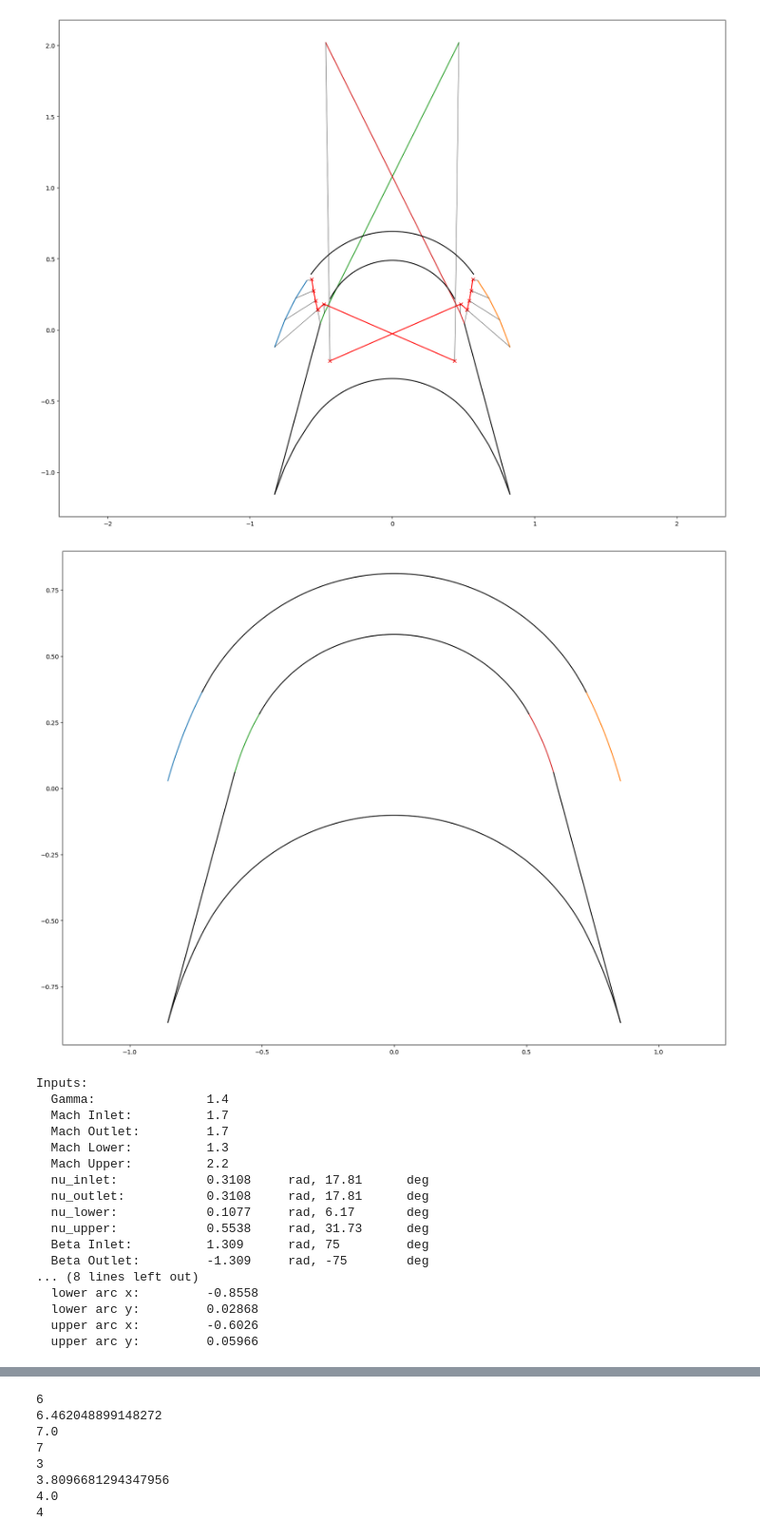
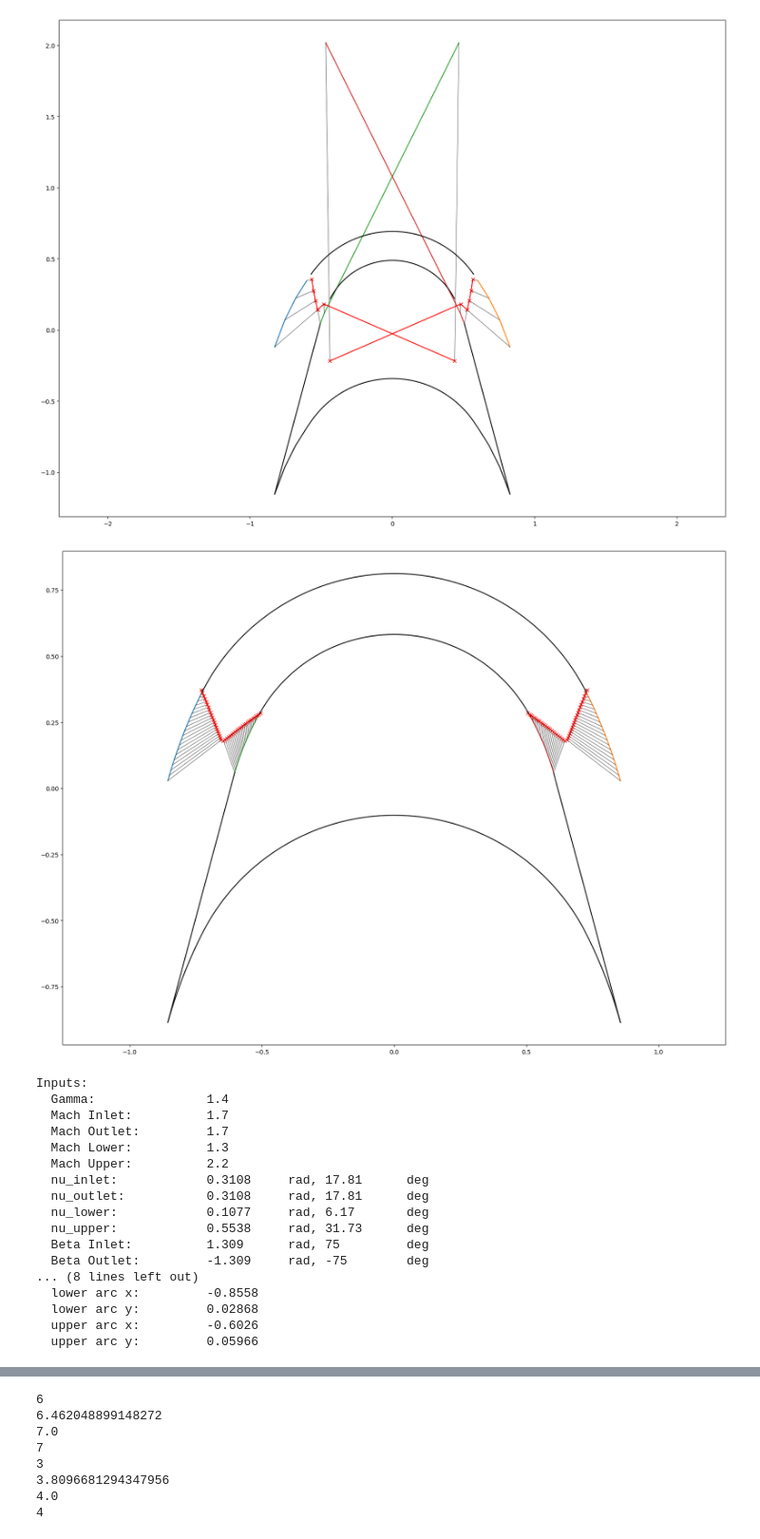
Before and after one commit to LpHiX/FYPTurbine, a Jupyter notebook: turbinemoc.ipynb, the cells around one changed output, grey strips where cells are left out. Shown at 95% size. Drawn from its saved outputs; the diff is of its cells as text; code cells hidden in the pictures.

```diff
--- a/turbinemoc.ipynb
+++ b/turbinemoc.ipynb
@@ -337,17 +337,17 @@ plt.plot(np.array(x_upper_flow), y_upper_flow, '-')
 # Right upper transition
 plt.plot(-np.array(x_upper_flow), y_upper_flow, '-')
 
-# plt.plot(x_lower_flow_k, y_lower_flow_k, 'x-', color='red')
-# plt.plot(-np.array(x_lower_flow_k), y_lower_flow_k, 'x-', color='red')
-# plt.plot(np.array(x_upper_flow_k), y_upper_flow_k, 'x-', color='red')
-# plt.plot(-np.array(x_upper_flow_k), y_upper_flow_k, 'x-', color='red')
+plt.plot(x_lower_flow_k, y_lower_flow_k, 'x-', color='red')
+plt.plot(-np.array(x_lower_flow_k), y_lower_flow_k, 'x-', color='red')
+plt.plot(np.array(x_upper_flow_k), y_upper_flow_k, 'x-', color='red')
+plt.plot(-np.array(x_upper_flow_k), y_upper_flow_k, 'x-', color='red')
 
-# for i in range(int(np.ceil((nu_inlet - nu_lower)/dv)), 0, -1):
-#     plt.plot([x_lower_flow[i-1], x_lower_flow_k[i-1]], [y_lower_flow[i-1], y_lower_flow_k[i-1]], 'k-', linewidth=0.5)
-#     plt.plot([-x_lower_flow[i-1], -x_lower_flow_k[i-1]], [y_lower_flow[i-1], y_lower_flow_k[i-1]], 'k-', linewidth=0.5)
-# for i in range(int(np.ceil((nu_upper - nu_inlet)/dv)), 0, -1):
-#     plt.plot([x_upper_flow[i-1], x_upper_flow_k[i-1]], [y_upper_flow[i-1], y_upper_flow_k[i-1]], 'k-', linewidth=0.5)
-#     plt.plot([-x_upper_flow[i-1], -x_upper_flow_k[i-1]], [y_upper_flow[i-1], y_upper_flow_k[i-1]], 'k-', linewidth=0.5)
+for i in range(int(np.ceil((nu_inlet - nu_lower)/dv)), 0, -1):
+    plt.plot([x_lower_flow[i-1], x_lower_flow_k[i-1]], [y_lower_flow[i-1], y_lower_flow_k[i-1]], 'k-', linewidth=0.5)
+    plt.plot([-x_lower_flow[i-1], -x_lower_flow_k[i-1]], [y_lower_flow[i-1], y_lower_flow_k[i-1]], 'k-', linewidth=0.5)
+for i in range(int(np.ceil((nu_upper - nu_inlet)/dv)), 0, -1):
+    plt.plot([x_upper_flow[i-1], x_upper_flow_k[i-1]], [y_upper_flow[i-1], y_upper_flow_k[i-1]], 'k-', linewidth=0.5)
+    plt.plot([-x_upper_flow[i-1], -x_upper_flow_k[i-1]], [y_upper_flow[i-1], y_upper_flow_k[i-1]], 'k-', linewidth=0.5)
 plt.axis('equal')
 
 Rl = 1 / Mstar(Mach_lower)
@@ -363,27 +363,27 @@ plt.plot(np.concatenate([np.flip(np.array(x_lower_flow)), Rl * np.cos(np.linspac
 
 plt.show()
 
-# # Plotting the results
-# plt.figure(figsize=(20, 15))
-# plt.plot(xn_lower_flow, yn_lower_flow, '-')
-# plt.plot(xn_upper_flow, yn_upper_flow, '-')
+# Plotting the results
+plt.figure(figsize=(20, 15))
+plt.plot(xn_lower_flow, yn_lower_flow, '-')
+plt.plot(xn_upper_flow, yn_upper_flow, '-')
 
-# plt.plot(xn_lower_flow_k, yn_lower_flow_k, '-', color='red')
-# plt.plot(xn_upper_flow_k, yn_upper_flow_k, '-', color='red')
+plt.plot(xn_lower_flow_k, yn_lower_flow_k, '-', color='red')
+plt.plot(xn_upper_flow_k, yn_upper_flow_k, '-', color='red')
 
-# for i in range(int(np.ceil((nu_inlet - nu_lower)/dv)), 0, -1):
-#     plt.plot([xn_lower_flow[i-1], xn_lower_flow_k[i-1]], [yn_lower_flow[i-1], yn_lower_flow_k[i-1]], 'k-', linewidth=0.5)
-# for i in range(int(np.ceil((nu_upper - nu_inlet)/dv)), 0, -1):
-#     plt.plot([xn_upper_flow[i-1], xn_upper_flow_k[i-1]], [yn_upper_flow[i-1], yn_upper_flow_k[i-1]], 'k-', linewidth=0.5)
-# plt.axis('equal')
+for i in range(int(np.ceil((nu_inlet - nu_lower)/dv)), 0, -1):
+    plt.plot([xn_lower_flow[i-1], xn_lower_flow_k[i-1]], [yn_lower_flow[i-1], yn_lower_flow_k[i-1]], 'k-', linewidth=0.5)
+for i in range(int(np.ceil((nu_upper - nu_inlet)/dv)), 0, -1):
+    plt.plot([xn_upper_flow[i-1], xn_upper_flow_k[i-1]], [yn_upper_flow[i-1], yn_upper_flow_k[i-1]], 'k-', linewidth=0.5)
+plt.axis('equal')
 
-# Rl = 1 / Mstar(Mach_lower)
-# Ru = 1 / Mstar(Mach_upper)
+Rl = 1 / Mstar(Mach_lower)
+Ru = 1 / Mstar(Mach_upper)
 
-# # plt.plot(Rl * np.cos(np.linspace(np.pi/2 - alpha_lower_inlet, np.pi/2 + alpha_lower_inlet, 100)), Rl * np.sin(np.linspace(np.pi/2 - alpha_lower_inlet, np.pi/2 + alpha_lower_inlet, 100)), 'k-')
-# # plt.plot(Ru * np.cos(np.linspace(np.pi/2 - alpha_upper_inlet, np.pi/2 + alpha_upper_inlet, 100)), Ru * np.sin(np.linspace(np.pi/2 - alpha_upper_inlet, np.pi/2 + alpha_upper_inlet, 100)), 'k-')
-# plt.plot([xn_upper_flow[-1], xn_lower_flow[-1]], [yn_upper_flow[-1], yn_upper_flow[-1] + (xn_lower_flow[-1] - xn_upper_flow[-1]) * np.tan(beta_inlet-alpha_upper_inlet)], 'k-')
-# plt.plot([xn_upper_flow[-1], xn_lower_flow[-1]], [yn_upper_flow[-1], yn_upper_flow[-1] + (xn_lower_flow[-1] - xn_upper_flow[-1]) * np.tan(beta_inlet-alpha_upper_inlet)], 'k-')
+plt.plot(Rl * np.cos(np.linspace(np.pi/2 - alpha_lower_inlet, np.pi/2 + alpha_lower_inlet, 100)), Rl * np.sin(np.linspace(np.pi/2 - alpha_lower_inlet, np.pi/2 + alpha_lower_inlet, 100)), 'k-')
+plt.plot(Ru * np.cos(np.linspace(np.pi/2 - alpha_upper_inlet, np.pi/2 + alpha_upper_inlet, 100)), Ru * np.sin(np.linspace(np.pi/2 - alpha_upper_inlet, np.pi/2 + alpha_upper_inlet, 100)), 'k-')
+plt.plot([xn_upper_flow[-1], xn_lower_flow[-1]], [yn_upper_flow[-1], yn_upper_flow[-1] + (xn_lower_flow[-1] - xn_upper_flow[-1]) * np.tan(beta_inlet-alpha_upper_inlet)], 'k-')
+plt.plot([xn_upper_flow[-1], xn_lower_flow[-1]], [yn_upper_flow[-1], yn_upper_flow[-1] + (xn_lower_flow[-1] - xn_upper_flow[-1]) * np.tan(beta_inlet-alpha_upper_inlet)], 'k-')
 
 
 # plt.show()
@@ -392,34 +392,34 @@ print(f"Inputs:")
 print(f"  {'Gamma:':<20} {gamma:<10.4g}")
 print(f"  {'Mach Inlet:':<20} {Mach_inlet:<10.4g}")
 print(f"  {'Mach Outlet:':<20} {Mach_outlet:<10.4g}")
 print(f"  {'Mach Lower:':<20} {Mach_lower:<10.4g}")
 print(f"  {'Mach Upper:':<20} {Mach_upper:<10.4g}")
 print(f"  {'nu_inlet:':<20} {nu_inlet:<10.4g} rad, {np.rad2deg(nu_inlet):<10.4g} deg")
 print(f"  {'nu_outlet:':<20} {nu_outlet:<10.4g} rad, {np.rad2deg(nu_outlet):<10.4g} deg")
 print(f"  {'nu_lower:':<20} {nu_lower:<10.4g} rad, {np.rad2deg(nu_lower):<10.4g} deg")
 print(f"  {'nu_upper:':<20} {nu_upper:<10.4g} rad, {np.rad2deg(nu_upper):<10.4g} deg")
 print(f"  {'Beta Inlet:':<20} {beta_inlet:<10.4g} rad, {np.rad2deg(beta_inlet):<10.4g} deg")
 print(f"  {'Beta Outlet:':<20} {beta_outlet:<10.4g} rad, {np.rad2deg(beta_outlet):<10.4g} deg")
 print(f"  {'Alpha Lower Inlet:':<20} {alpha_lower_inlet:<10.4g} rad, {np.rad2deg(alpha_lower_inlet):<10.4g} deg")
 print(f"  {'Alpha Lower Outlet:':<20} {alpha_lower_outlet:<10.4g} rad, {np.rad2deg(alpha_lower_outlet):<10.4g} deg")
 print(f"  {'Alpha Upper Inlet:':<20} {alpha_upper_inlet:<10.4g} rad, {np.rad2deg(alpha_upper_inlet):<10.4g} deg")
 print(f"  {'Alpha Upper Outlet:':<20} {alpha_upper_outlet:<10.4g} rad, {np.rad2deg(alpha_upper_outlet):<10.4g} deg")
 print(f"Results:")
 print(f"  {'R_lower:':<20} {Rl:<10.4g}")
 print(f"  {'R_upper:':<20} {Ru:<10.4g}")
 print(f"  {'chord:':<20} {(-2 * x_lower_flow[-1]):<10.4g}")
 print(f"  {'lower arc x:':<20} {x_lower_flow[-1]:<10.4g} ")
 print(f"  {'lower arc y:':<20} {y_lower_flow[-1]:<10.4g} ")
 print(f"  {'upper arc x:':<20} {x_upper_flow[-1]:<10.4g} ")
 print(f"  {'upper arc y:':<20} {y_upper_flow[-1]:<10.4g} ")
 
 # dimension = 2
 # print(f"x{dimension}:")
 # print(f"  {'r_lower:':<20} {Rl*dimension:<10.4g}")
 # print(f"  {'r_upper:':<20} {Ru*dimension:<10.4g}")
 # print(f"  {'chord:':<20} {(-2 * x_lower_flow[-1])*dimension:<10.4g}")
 # %% [output]
-[figure, old version]
+[figure, new version]
 Inputs:
   Gamma:               1.4
   Mach Inlet:          1.7
```
Also changed, not shown: parts of 1 cell of this notebook, 6 other files.
